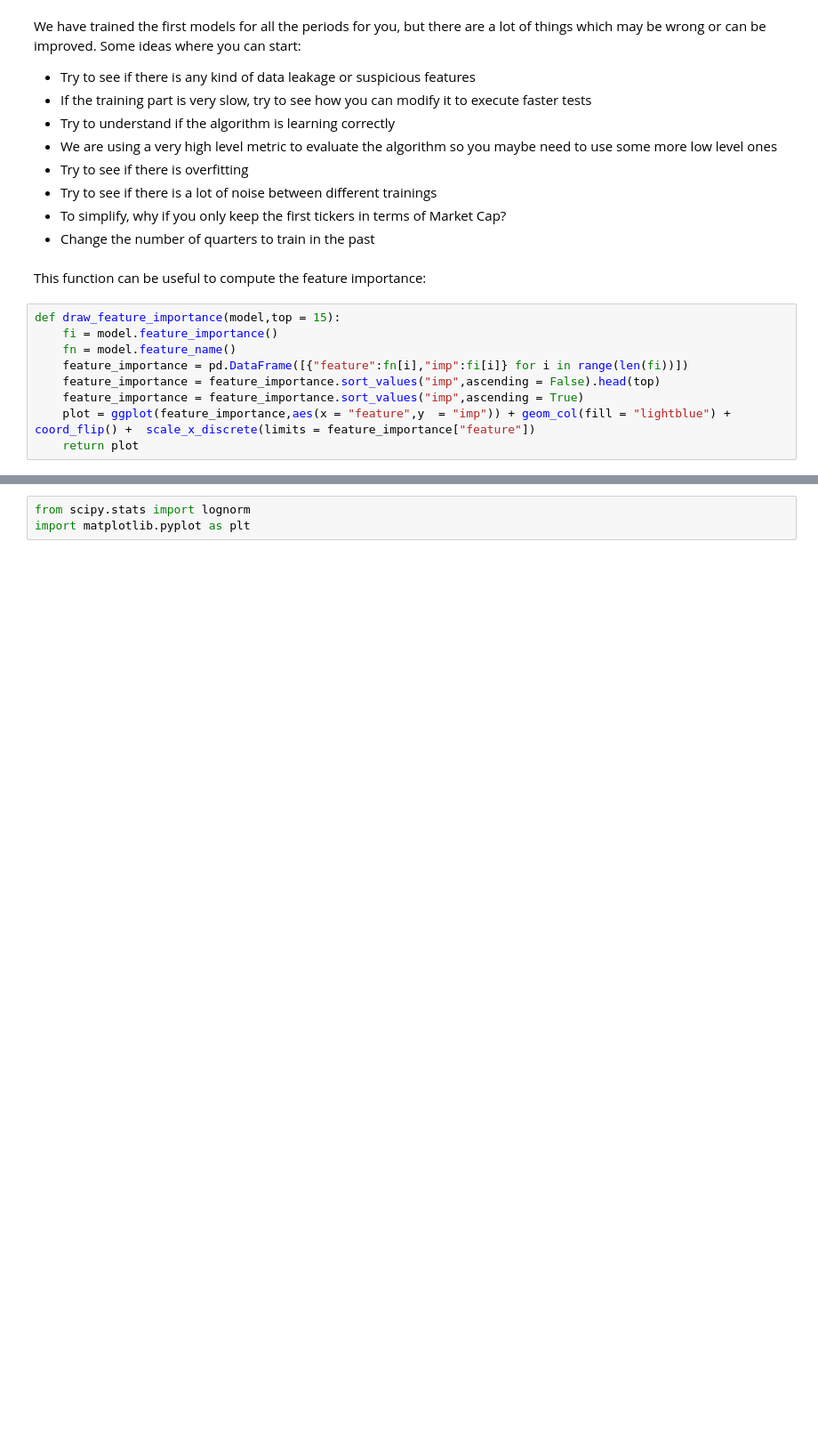
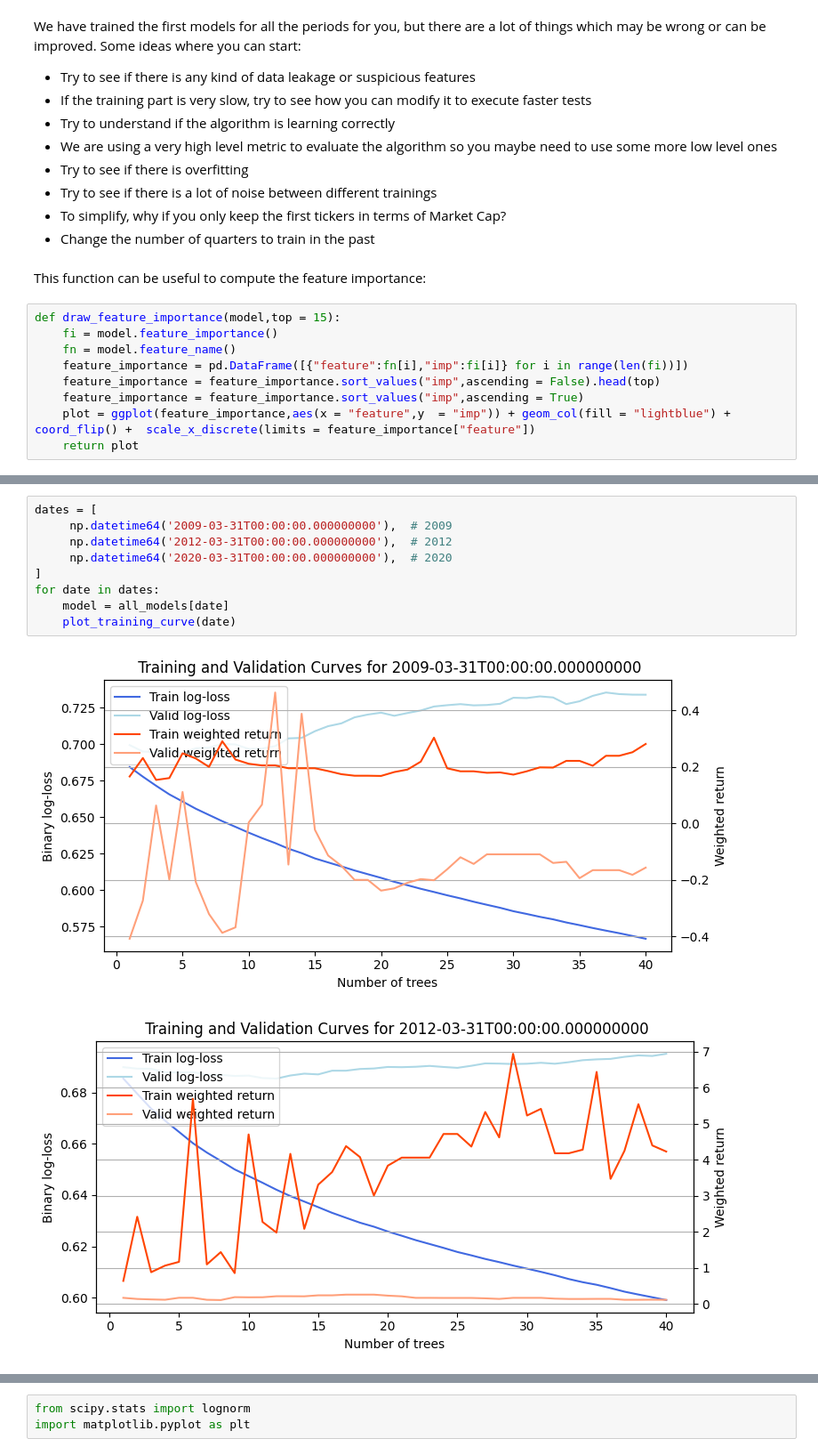
Before and after one commit to Riemann-def/zrive-ds, a Jupyter notebook: src/module_5/module5.ipynb, the cells around one changed output, grey strips where cells are left out. Shown at 89% size. Cells and saved outputs as stored; diff of their text form; blank space fills up the shorter version.

```diff
--- a/src/module_5/module5.ipynb
+++ b/src/module_5/module5.ipynb
@@ -301,0 +349,12 @@ def draw_feature_importance(model,top = 15):
+# %%
+dates = [
+     np.datetime64('2009-03-31T00:00:00.000000000'),  # 2009
+     np.datetime64('2012-03-31T00:00:00.000000000'),  # 2012
+     np.datetime64('2020-03-31T00:00:00.000000000'),  # 2020
+]
+for date in dates:
+    model = all_models[date]
+    plot_training_curve(date)
+# %% [output]
+[figure, added]
+[figure, added]
```
Also changed, not shown: parts of 14 cells of this notebook.
